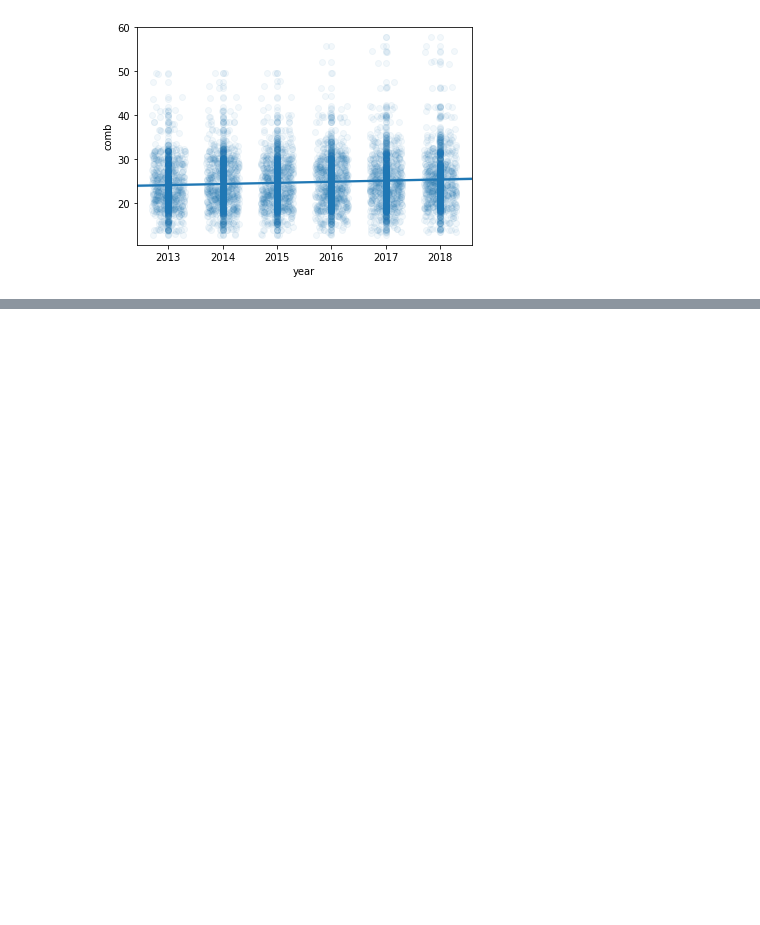
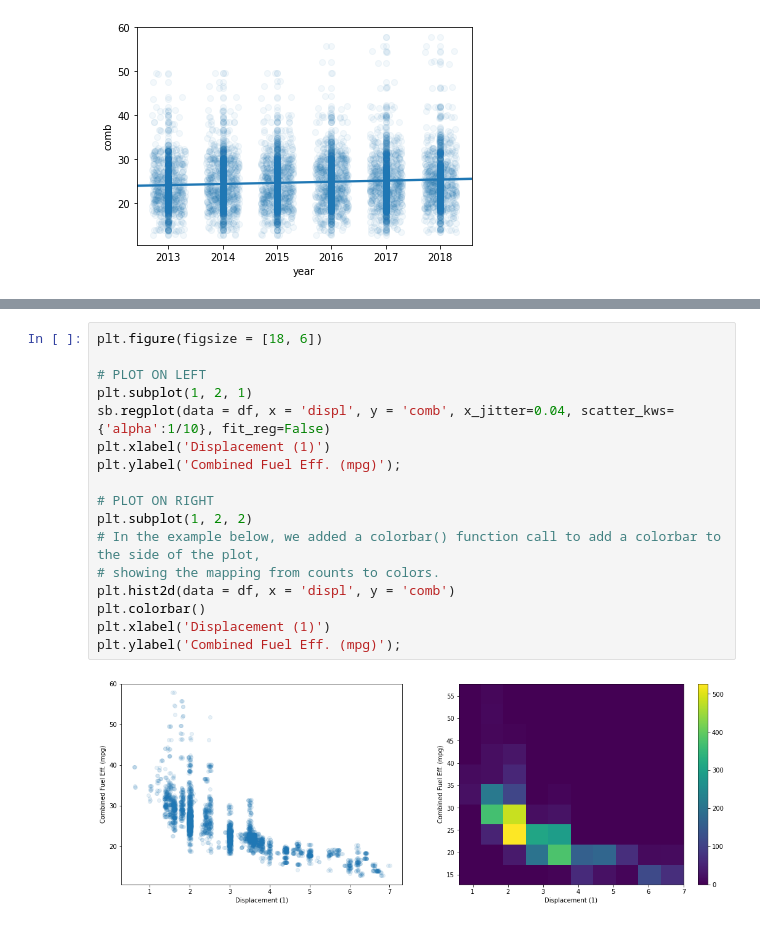
Before and after one commit to Gingercapo/Fuel_Economy, a Jupyter notebook: fuel_Economic.ipynb, the cells around one changed output, grey strips where cells are left out. Drawn from its saved outputs; the diff is of its cells as text; blank space fills up the shorter version.

```diff
--- a/fuel_Economic.ipynb
+++ b/fuel_Economic.ipynb
@@ -94,0 +103,19 @@ plt.scatter(data = df, x = 'year', y = 'comb', alpha=1/20);
+# %%
+plt.figure(figsize = [18, 6])
+
+# PLOT ON LEFT
+plt.subplot(1, 2, 1)
+sb.regplot(data = df, x = 'displ', y = 'comb', x_jitter=0.04, scatter_kws={'alpha':1/10}, fit_reg=False)
+plt.xlabel('Displacement (1)')
+plt.ylabel('Combined Fuel Eff. (mpg)');
+
+# PLOT ON RIGHT
+plt.subplot(1, 2, 2)
+# In the example below, we added a colorbar() function call to add a colorbar to the side of the plot,
+# showing the mapping from counts to colors.
+plt.hist2d(data = df, x = 'displ', y = 'comb')
+plt.colorbar()
+plt.xlabel('Displacement (1)')
+plt.ylabel('Combined Fuel Eff. (mpg)');
+# %% [output]
+[figure, added]
```
Also changed, not shown: parts of 5 cells of this notebook.
